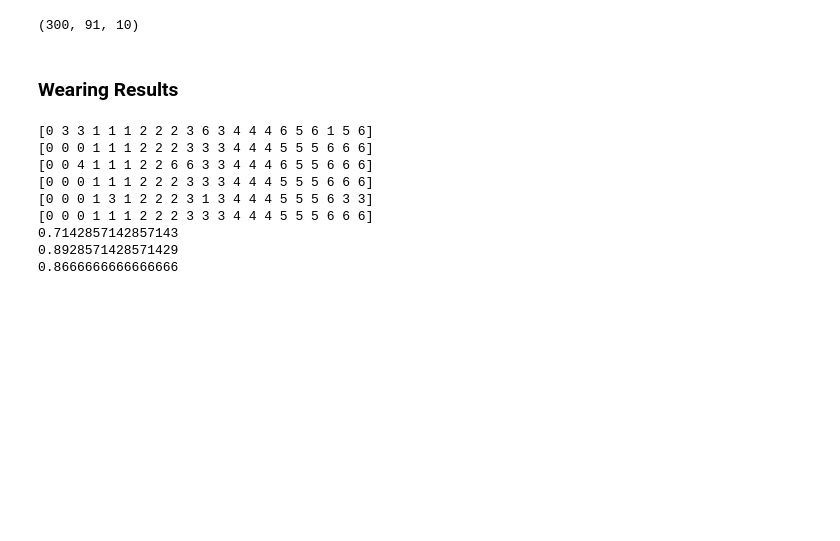
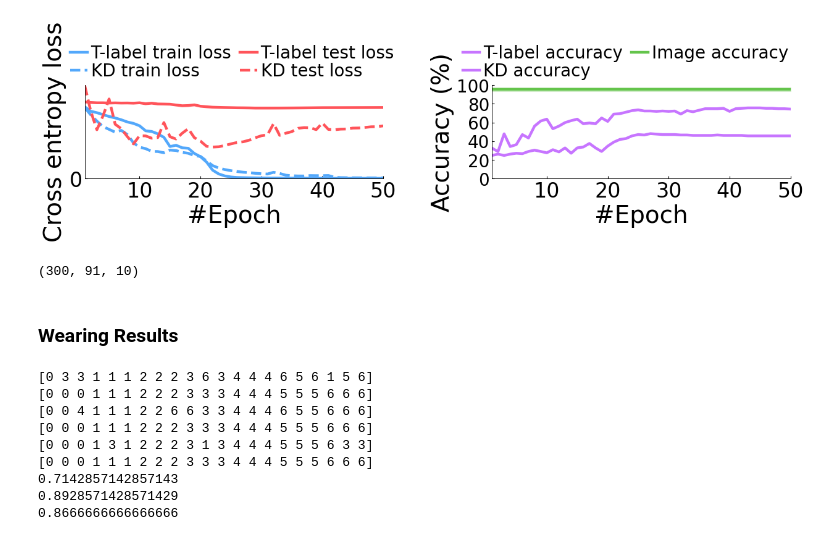
Before and after one commit to Zber5/OpenRadar, a Jupyter notebook: FER/Figures/method2_1.ipynb, the cells around one changed output. Cells and saved outputs as stored; diff of their text form; code cells hidden in the pictures; blank space fills up the shorter version.

```diff
--- a/FER/Figures/method2_1.ipynb
+++ b/FER/Figures/method2_1.ipynb
@@ -126,3 +123,92 @@ L
+# %%
+colors = ['#53a8fb', '#a97ddd', '#64c44b', '#68dcf2', "#F4820B", "#FF545A", "#C775FF"]
+fig, (ax, ax1) = plt.subplots(nrows=1, ncols=2, figsize=(16, 5.5), dpi=80)
+name1 = "KD"
+name2 = "T-label"
+
+lw = 4
+
+ax.plot(x, unsup_train_loss, color=colors[0], linestyle='solid',
+        fillstyle='none', label='{} train loss'.format(name2), linewidth=lw)
+ax.plot(x, kd_train_loss, color=colors[0], linestyle='dashed',
+        label='{} train loss'.format(name1), linewidth=lw)
+
+ax.plot(x, unsup_test_loss, color=colors[5], linestyle='solid',
+        fillstyle='none', label='{} test loss'.format(name2), linewidth=lw)
+ax.plot(x, kd_test_loss, color=colors[5], linestyle='dashed',
+        label='{} test loss'.format(name1), linewidth=lw)
+
+
+ax.spines['top'].set_visible(False)
+ax.spines['right'].set_visible(False)
+
+ax.set_ylabel("Cross entropy loss", fontsize=35)
+ax.set_xlabel("#Epoch", fontsize=35)
+
+ax.set_xlim(1, 50)
+ax.set_ylim(0,5)
+handles, labels = ax.get_legend_handles_labels()
+H = handles
+L = labels
+
+ax.yaxis.set_tick_params(labelsize=30, length=4, direction='in', width=1)
+ax.xaxis.set_tick_params(labelsize=30, length=4, direction='in', width=1)
+ax.xaxis.set_major_locator(ticker.MultipleLocator(10))
+ax.yaxis.set_major_locator(ticker.MultipleLocator(10))
+
+l1 = ax.legend(H, L, loc="upper left", prop={'size': 25, }, ncol=2, bbox_to_anchor=(-0.10, 1.6), fancybox=True,
+               framealpha=0.0, labelspacing=0.05, handletextpad=0.2, columnspacing=0.5, handlelength=1.0)
+
+
+name1 = "KD"
+name2 = "T-label"
+
+lw = 4
+
+
+ax1.plot(x, unsup_test_acc, color=colors[6],  linestyle='solid',
+         label='{} accuracy'.format(name2), linewidth=lw)
+ax1.plot(x, kd_test_acc, color=colors[-1],  linestyle='solid',
+         label='{} accuracy'.format(name1), linewidth=lw)
+
+
+ax1.spines['top'].set_visible(False)
+ax1.spines['right'].set_visible(False)
+
+
+ax1.set_xlabel("#Epoch", fontsize=35)
+ax1.set_ylabel("Accuracy (%)", fontsize=35)
+ax1.xaxis.set_major_locator(ticker.MultipleLocator(10))
+ax1.set_xlim(1, 50)
+
+
+
+
+ax1.yaxis.set_tick_params(labelsize=25, length=4, direction='in', width=1)
+ax1.xaxis.set_tick_params(labelsize=30, length=4, direction='in', width=1)
+ax1.set_ylim(0, 100)
+ax1.yaxis.set_major_locator(ticker.MultipleLocator(20))
+
+ax1.plot(x, y, colors[2],  linestyle='-', lw=lw, label='Image accuracy')
+ax1.fill_between(x, y-err, y+err, alpha=0.2,
+                 edgecolor=colors[2], facecolor=colors[2])
+new_handles, new_labels = ax1.get_legend_handles_labels()
+
+
+l2 = ax1.legend(new_handles, new_labels, loc="upper left", prop={'size': 25, }, ncol=2, bbox_to_anchor=(-0.15, 1.6), fancybox=True,
+               framealpha=0.0, labelspacing=0.05, handletextpad=0.2, columnspacing=0.5, handlelength=1.0)
+
+# plt.subplots_adjust(left=0.0,
+#                     bottom=0.0,
+#                     right=0.5,
+#                     top=0.5,
+#                     wspace=0.3,
+#                     hspace=0.4)
+
+fig.tight_layout()
+fig.savefig('C:/Users/Zber/Desktop/mmEmo_Exp/0.Method/limiteddata.svg', format='svg', bbox_inches="tight")
+# %% [output]
+[figure, added]
 # %%
 np_path = "C:/Users/Zber/Desktop/Subjects_Heatmap_new/S1/Anger_0_ele.npy"
 d = np.load(np_path)
```
Also changed, not shown: parts of 6 cells of this notebook, 39 other files.
